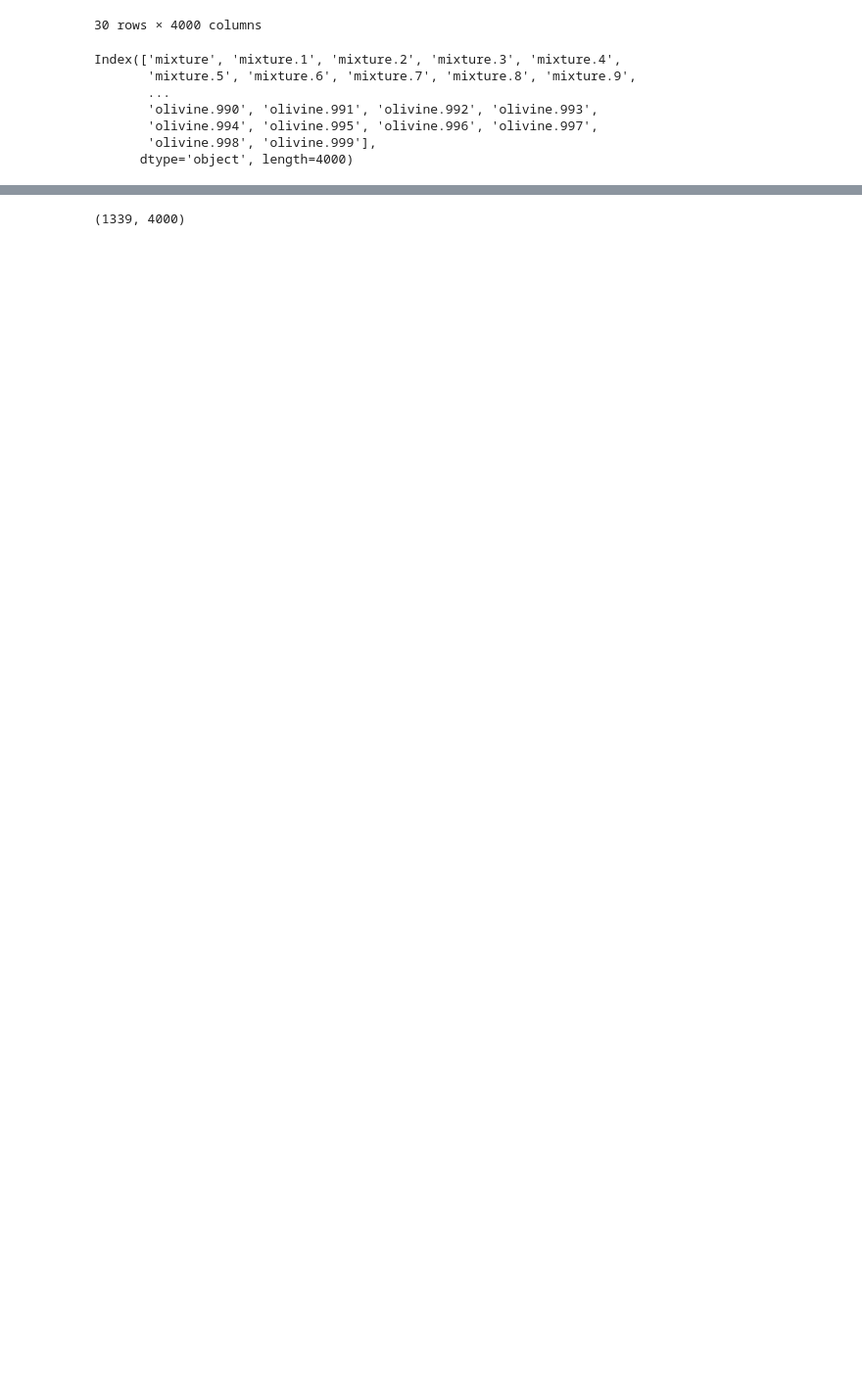
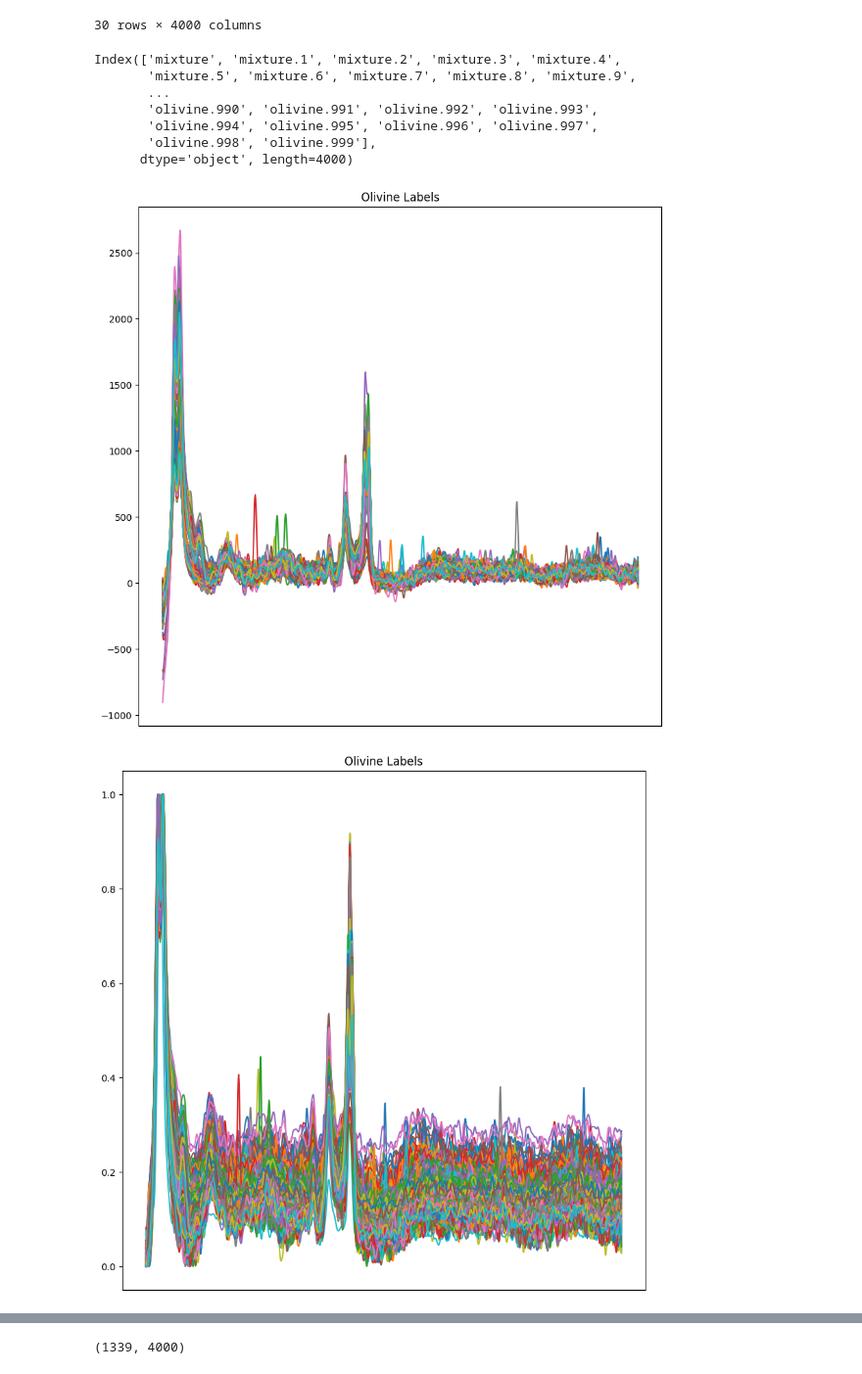
Before and after one commit to czhurdlespeed/RamanSpec, a Jupyter notebook: OurCode/Ourcode.ipynb, the cells around one changed output, grey strips where cells are left out. Shown at 98% size. Drawn from its saved outputs; the diff is of its cells as text; code cells hidden in the pictures; blank space fills up the shorter version.

```diff
--- a/OurCode/Ourcode.ipynb
+++ b/OurCode/Ourcode.ipynb
@@ -114,16 +114,34 @@ Index(['mixture', 'mixture.1', 'mixture.2', 'mixture.3', 'mixture.4',
        'olivine.998', 'olivine.999'],
       dtype='object', length=4000)
 # %%
-dataarray = {}
+from scipy.signal import savgol_filter
+def smooth(x, window_length=11, polyorder=3):
+    """Smooth the data using a Savitzky-Golay filter."""
+    return savgol_filter(x, window_length, polyorder)
+
 for column_name in Spectra_df.columns:
     Spectra_df[column_name] = Spectra_df[column_name].astype(float)
+    smoothed = smooth(Spectra_df[column_name])
+    Spectra_df[column_name] = smoothed
+
+plt.figure(figsize=(10, 10))
+plt.plot(Spectra_df.filter(regex=r'^olivine(\.\d+)?$'))
+plt.title("Olivine Labels")
+plt.xticks([])
+plt.show()
+
+for column_name in Spectra_df.columns:
     min_max_col = min_max(Spectra_df[column_name])
-    """print(f"Spectra Column min_max: {min_max_col}")
-    X_tsne = perform_tsne(min_max_col)
-    print(f"Spectra Column tsne: {X_tsne}")
-    x_pca = perform_pca(min_max_col)
-    """
     Spectra_df[column_name] = min_max_col
+
+plt.figure(figsize=(10, 10))
+plt.plot(Spectra_df.filter(regex=r'^olivine(\.\d+)?$'))
+plt.title("Olivine Labels")
+plt.xticks([])
+plt.show()
+# %% [output]
+[figure, added]
+[figure, added]
 # %%
 Spectra_df
 # %% [output]
```
Also changed, not shown: parts of 19 cells of this notebook.
